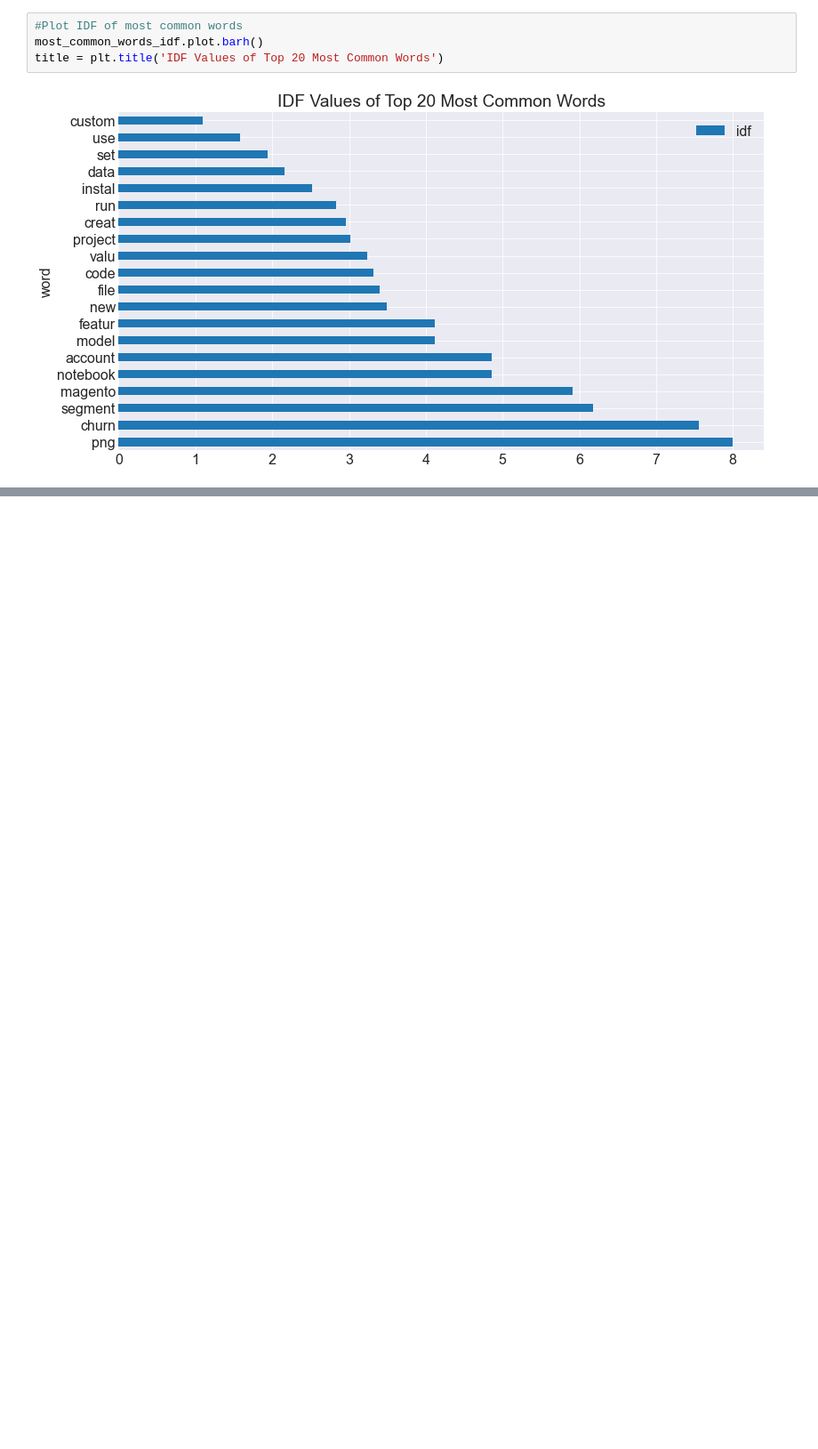
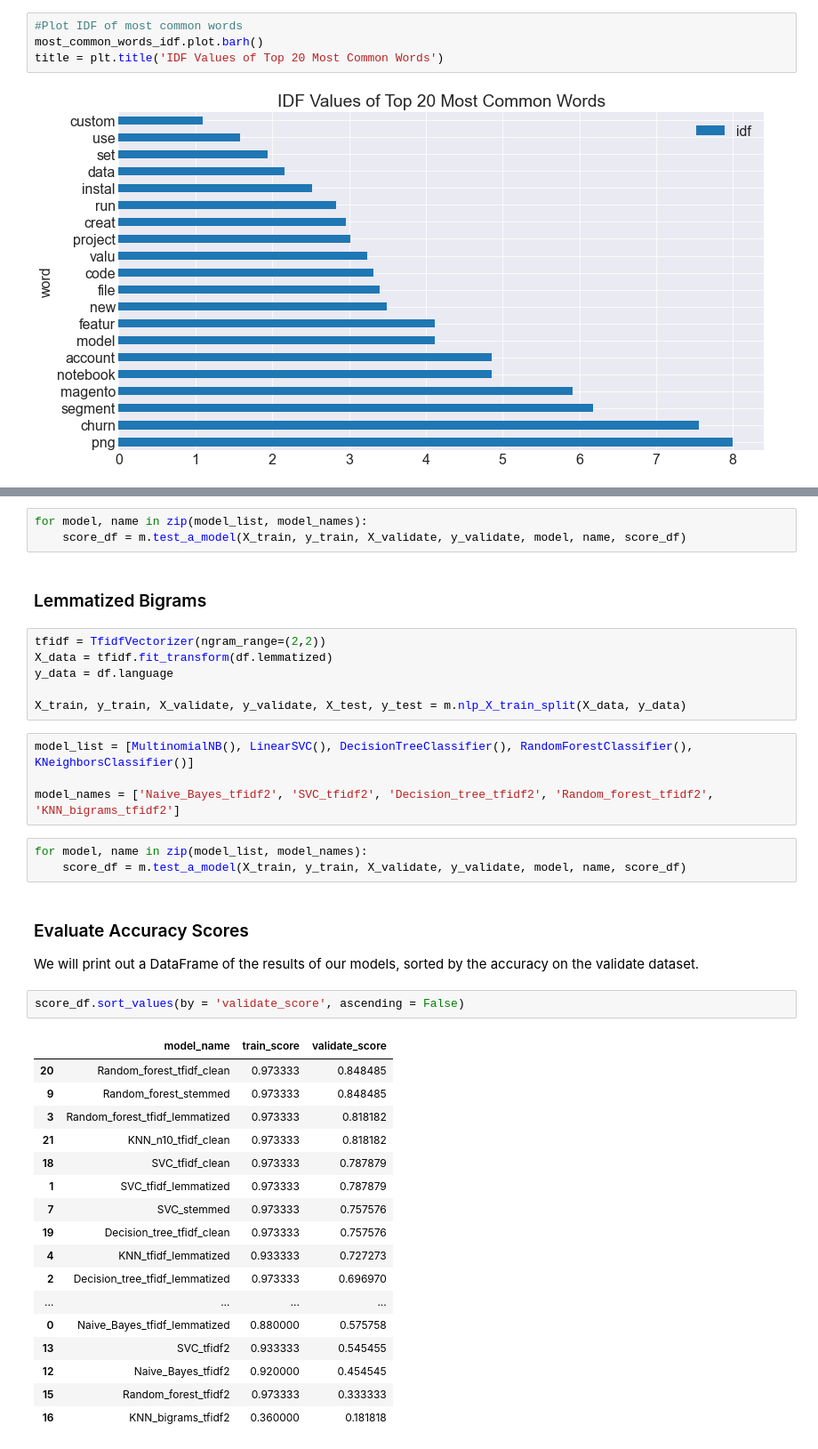
Before and after one commit to nlp-project-germain-group-6/nlp-web-scraping, a Jupyter notebook: Final_Notebook.ipynb, the cells around one changed output, grey strips where cells are left out. Shown: that part at 89% size. Saved outputs shown, nothing was run; the diff lists cells and outputs as text; blank space fills up the shorter version.

```diff
--- a/Final_Notebook.ipynb
+++ b/Final_Notebook.ipynb
@@ -584,0 +730,42 @@ As is good practice, we split the data into train validate, and test datasets.
+# %%
+for model, name in zip(model_list, model_names):
+    score_df = m.test_a_model(X_train, y_train, X_validate, y_validate, model, name, score_df)
+# %% [markdown]
+### Lemmatized Bigrams
+# %%
+tfidf = TfidfVectorizer(ngram_range=(2,2))
+X_data = tfidf.fit_transform(df.lemmatized)
+y_data = df.language
+
+X_train, y_train, X_validate, y_validate, X_test, y_test = m.nlp_X_train_split(X_data, y_data)
+# %%
+model_list = [MultinomialNB(), LinearSVC(), DecisionTreeClassifier(), RandomForestClassifier(), KNeighborsClassifier()]
+
+model_names = ['Naive_Bayes_tfidf2', 'SVC_tfidf2', 'Decision_tree_tfidf2', 'Random_forest_tfidf2', 'KNN_bigrams_tfidf2']
+# %%
+for model, name in zip(model_list, model_names):
+    score_df = m.test_a_model(X_train, y_train, X_validate, y_validate, model, name, score_df)
+# %% [markdown]
+### Evaluate Accuracy Scores
+
+We will print out a DataFrame of the results of our models, sorted by the accuracy on the validate dataset.
+# %%
+score_df.sort_values(by = 'validate_score', ascending = False)
+# %% [output]
+|  | model_name | train_score | validate_score |
+| 20 | Random_forest_tfidf_clean | 0.973333 | 0.848485 |
+| 9 | Random_forest_stemmed | 0.973333 | 0.848485 |
+| 3 | Random_forest_tfidf_lemmatized | 0.973333 | 0.818182 |
+| 21 | KNN_n10_tfidf_clean | 0.973333 | 0.818182 |
+| 18 | SVC_tfidf_clean | 0.973333 | 0.787879 |
+| 1 | SVC_tfidf_lemmatized | 0.973333 | 0.787879 |
+| 7 | SVC_stemmed | 0.973333 | 0.757576 |
+| 19 | Decision_tree_tfidf_clean | 0.973333 | 0.757576 |
+| 4 | KNN_tfidf_lemmatized | 0.933333 | 0.727273 |
+| 2 | Decision_tree_tfidf_lemmatized | 0.973333 | 0.696970 |
+| ... | ... | ... | ... |
+| 0 | Naive_Bayes_tfidf_lemmatized | 0.880000 | 0.575758 |
+| 13 | SVC_tfidf2 | 0.933333 | 0.545455 |
+| 12 | Naive_Bayes_tfidf2 | 0.920000 | 0.454545 |
+| 15 | Random_forest_tfidf2 | 0.973333 | 0.333333 |
+| 16 | KNN_bigrams_tfidf2 | 0.360000 | 0.181818 |
```
Also changed, not shown: parts of 27 cells of this notebook.
